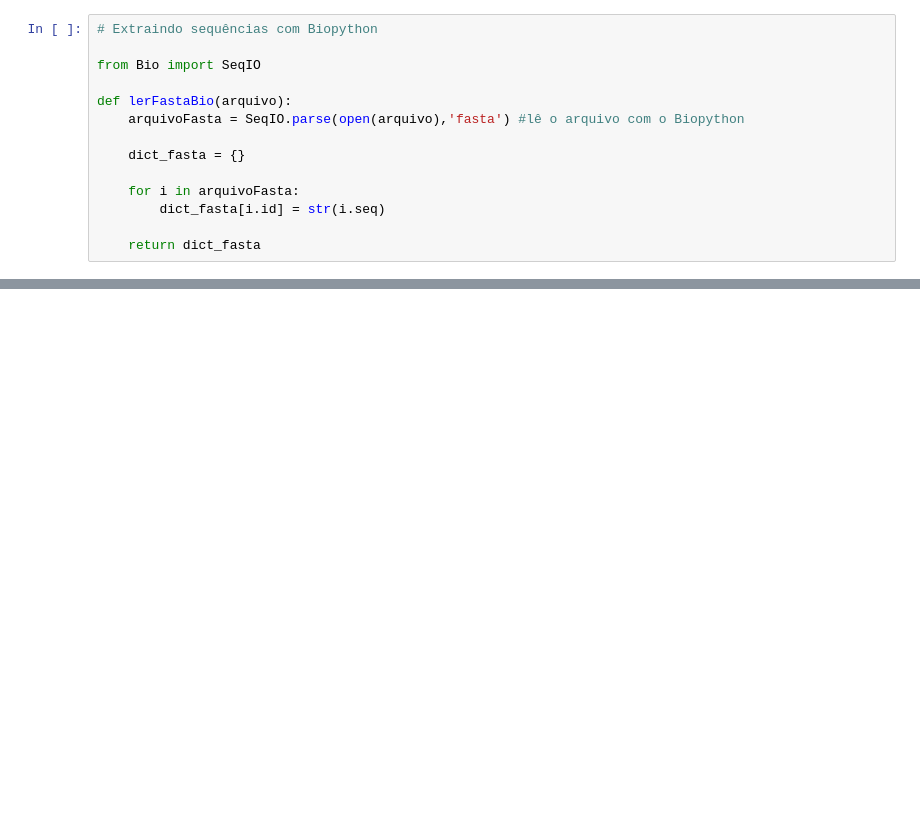
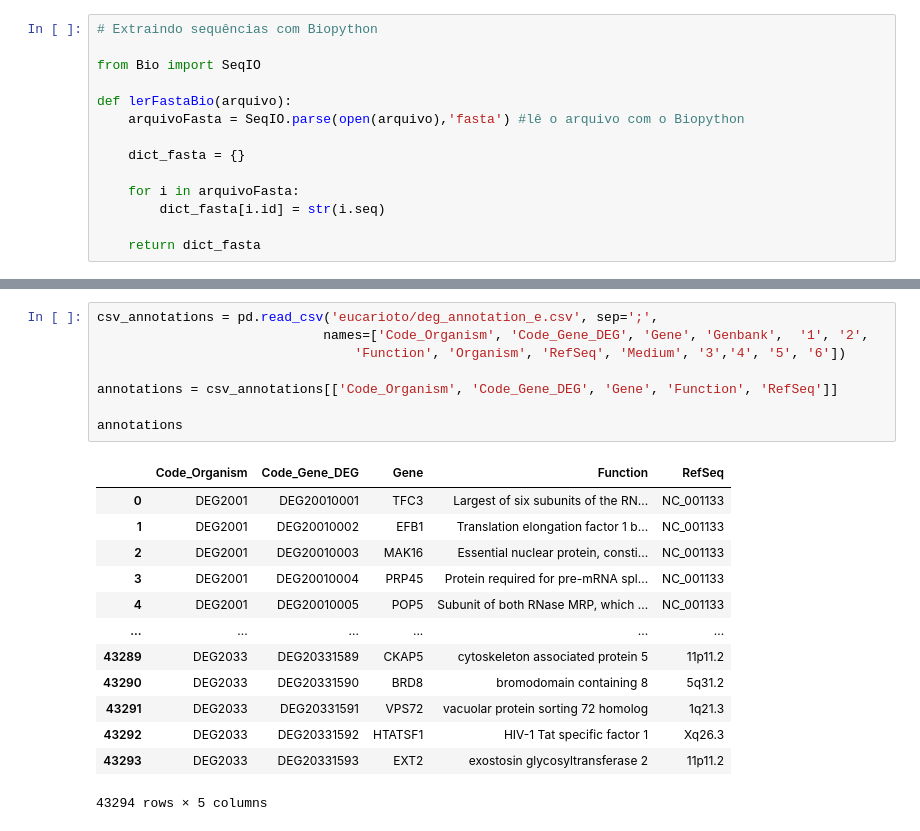
Before and after one commit to JessicaIta/deg-data-essentiality, a Jupyter notebook: deg-data-essentiality.ipynb, the cells around one changed output, grey strips where cells are left out. Cells and saved outputs as stored; diff of their text form; blank space fills up the shorter version.

```diff
--- a/deg-data-essentiality.ipynb
+++ b/deg-data-essentiality.ipynb
@@ -285,0 +104,22 @@ MG_RS00005
+# %%
+csv_annotations = pd.read_csv('eucarioto/deg_annotation_e.csv', sep=';',
+                             names=['Code_Organism', 'Code_Gene_DEG', 'Gene', 'Genbank',  '1', '2',
+                                 'Function', 'Organism', 'RefSeq', 'Medium', '3','4', '5', '6'])
+
+annotations = csv_annotations[['Code_Organism', 'Code_Gene_DEG', 'Gene', 'Function', 'RefSeq']]
+
+annotations
+# %% [output]
+|  | Code_Organism | Code_Gene_DEG | Gene | Function | RefSeq |
+| 0 | DEG2001 | DEG20010001 | TFC3 | Largest of six subunits of the RN... | NC_001133 |
+| 1 | DEG2001 | DEG20010002 | EFB1 | Translation elongation factor 1 b... | NC_001133 |
+| 2 | DEG2001 | DEG20010003 | MAK16 | Essential nuclear protein, consti... | NC_001133 |
+| 3 | DEG2001 | DEG20010004 | PRP45 | Protein required for pre-mRNA spl... | NC_001133 |
+| 4 | DEG2001 | DEG20010005 | POP5 | Subunit of both RNase MRP, which ... | NC_001133 |
+| ... | ... | ... | ... | ... | ... |
+| 43289 | DEG2033 | DEG20331589 | CKAP5 | cytoskeleton associated protein 5 | 11p11.2 |
+| 43290 | DEG2033 | DEG20331590 | BRD8 | bromodomain containing 8 | 5q31.2 |
+| 43291 | DEG2033 | DEG20331591 | VPS72 | vacuolar protein sorting 72 homolog | 1q21.3 |
+| 43292 | DEG2033 | DEG20331592 | HTATSF1 | HIV-1 Tat specific factor 1 | Xq26.3 |
+| 43293 | DEG2033 | DEG20331593 | EXT2 | exostosin glycosyltransferase 2 | 11p11.2 |
+43294 rows × 5 columns
```
Also changed, not shown: parts of 41 cells of this notebook, 1 other file.
